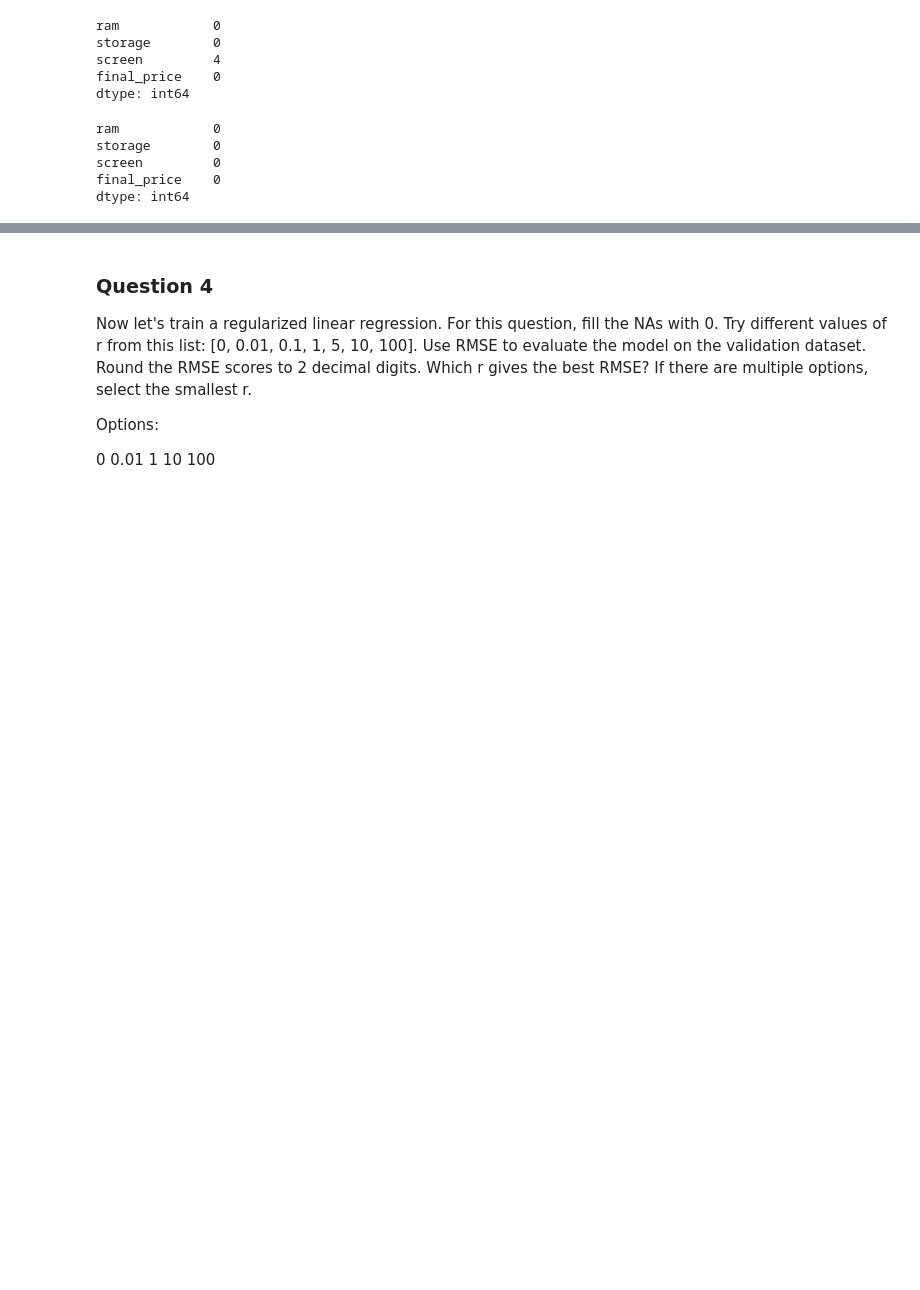
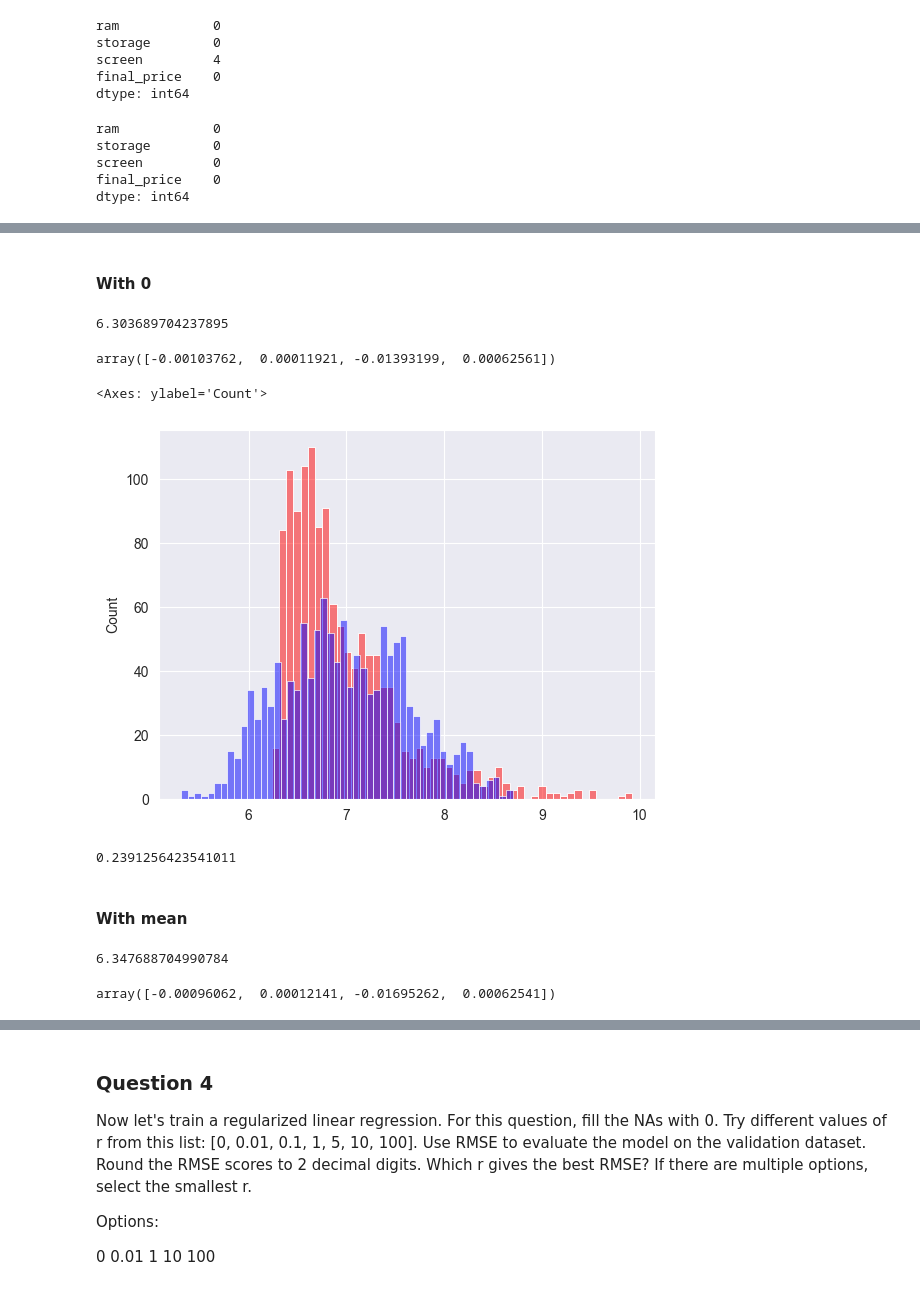
Before and after one commit to Ojayy94/DataClub-Data-Science-Course, a Jupyter notebook: Week2.ipynb, the cells around one changed output, grey strips where cells are left out. Cells and saved outputs as stored; diff of their text form; code cells hidden in the pictures; blank space fills up the shorter version.

```diff
--- a/Week2.ipynb
+++ b/Week2.ipynb
@@ -107,0 +131,8 @@ df.shape
+# %%
+df_train = df_train.reset_index(drop=True)
+df_val = df_val.reset_index(drop=True)
+df_test = df_test.reset_index(drop=True)
+# %%
+y_train = np.log1p(df_train['final_price'].values)
+y_val = np.log1p(df_val['final_price'].values)
+y_test = np.log1p(df_test['final_price'].values)
@@ -130,0 +185,34 @@ Use the same code as in the lectures </br>
+# %%
+def train_linear_regression(X, y):
+    ones = np.ones(X.shape[0])
+    X = np.column_stack([ones, X])
+
+    XTX = X.T.dot(X)
+    XTX_inv = np.linalg.inv(XTX)
+    w_full = XTX_inv.dot(X.T).dot(y)
+
+    return w_full[0], w_full[1:]
+# %% [markdown]
+#### With 0
+# %%
+df_base = ['ram', 'storage', 'screen', 'final_price']
+
+X_train = df_train[df_base].fillna(0).values
+
+w0, w = train_linear_regression(X_train, y_train)
+
+y_pred = w0 + X_train.dot(w)
+# %%
+w0
+# %% [output]
+6.303689704237895
+# %%
+w
+# %% [output]
+array([-0.00103762,  0.00011921, -0.01393199,  0.00062561])
+# %%
+sns.histplot(y_pred, color='red', alpha=0.5, bins=50)
+sns.histplot(y_train, color='blue', alpha=0.5, bins=50)
+# %% [output]
+<Axes: ylabel='Count'>
+[figure, added]
@@ -130,0 +224,6 @@ Use the same code as in the lectures </br>
+# %%
+rmse(y_train, y_pred)
+# %% [output]
+0.2391256423541011
+# %% [markdown]
+#### With mean
@@ -130,0 +238,8 @@ Use the same code as in the lectures </br>
+# %%
+w0
+# %% [output]
+6.347688704990784
+# %%
+w
+# %% [output]
+array([-0.00096062,  0.00012141, -0.01695262,  0.00062541])
```
Also changed, not shown: parts of 50 cells of this notebook.
